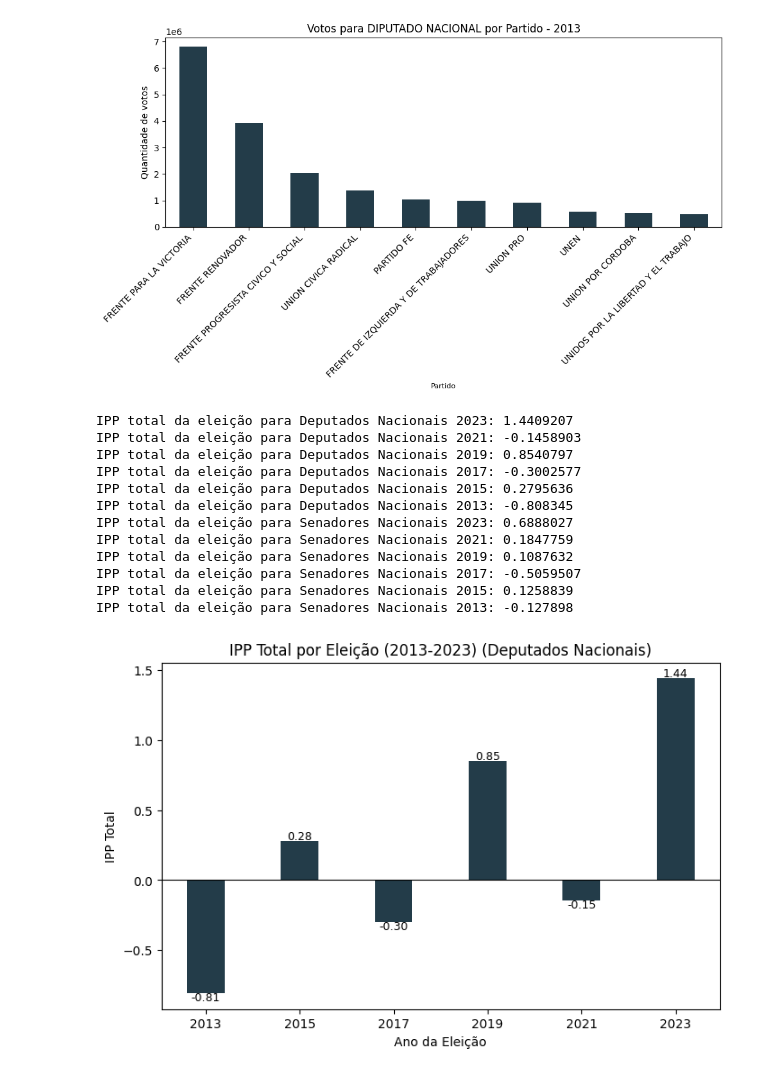
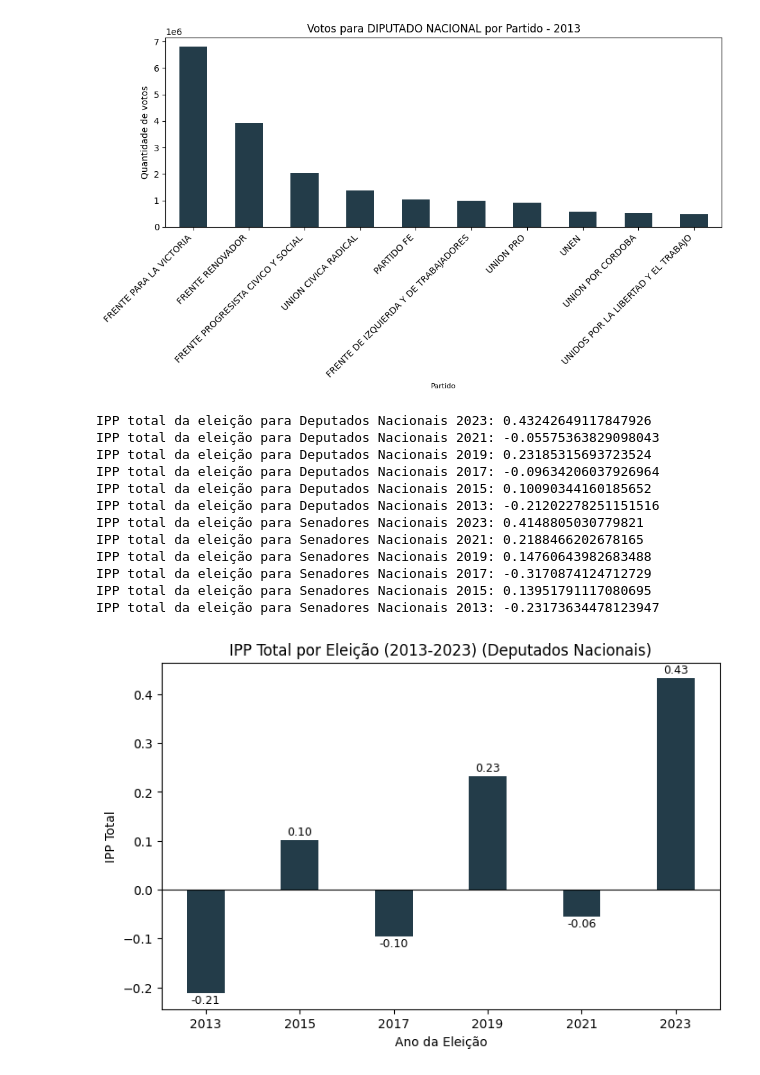
Before and after one commit to quintellabernardo/nucleo_macro_2025_2, a Jupyter notebook: eleicoes_2023.ipynb, the cells around one changed output. Cells and saved outputs as stored; diff of their text form; code cells hidden in the pictures.

```diff
--- a/eleicoes_2023.ipynb
+++ b/eleicoes_2023.ipynb
@@ -209,8 +209,11 @@ def calcular_ipp_eleicao(df_votos: pd.DataFrame, df_ipp: pd.DataFrame, filtro_ca
     # Calcula peso IPP * votos
     df_merge["IPP_ponderado"] = df_merge["IPP"] * df_merge["votos_cantidad"]
 
-    # Soma todos os IPPs ponderados
-    ipp_total = df_merge["IPP_ponderado"].sum()
+   # Total de votos válidos com IPP
+    total_votos = df_merge["votos_cantidad"].sum()
+
+    # Média ponderada
+    ipp_total = df_merge["IPP_ponderado"].sum() / total_votos if total_votos > 0 else None
 
     return ipp_total, df_merge
 # %%
@@ -236,47 +239,47 @@ resultados = {}
 # loop sobre o dicionario de deputados
 for ano, (df, cargo) in anos_dfs_deputados.items():
     ipp_total_deputados, df_merge = calcular_ipp_eleicao(df, df_ipp, cargo)
-    ipp_total_deputados = ipp_total_deputados/10**7
+    ipp_total_deputados = ipp_total_deputados
     resultados[ano] = (ipp_total_deputados, df_merge)
     print(f"IPP total da eleição para Deputados Nacionais {ano}: {ipp_total_deputados}")
 
 # loop sobre o dicionario de senadores
 for ano, (df, cargo) in anos_dfs_senadores.items():
     ipp_total_senadores, df_merge = calcular_ipp_eleicao(df, df_ipp, cargo)
-    ipp_total_senadores = ipp_total_senadores/10**7
+    ipp_total_senadores = ipp_total_senadores
     resultados[ano] = (ipp_total_senadores, df_merge)
     print(f"IPP total da eleição para Senadores Nacionais {ano}: {ipp_total_senadores}")
 # %% [output]
-IPP total da eleição para Deputados Nacionais 2023: 1.4409207
-IPP total da eleição para Deputados Nacionais 2021: -0.1458903
-IPP total da eleição para Deputados Nacionais 2019: 0.8540797
-IPP total da eleição para Deputados Nacionais 2017: -0.3002577
-IPP total da eleição para Deputados Nacionais 2015: 0.2795636
-IPP total da eleição para Deputados Nacionais 2013: -0.808345
-IPP total da eleição para Senadores Nacionais 2023: 0.6888027
-IPP total da eleição para Senadores Nacionais 2021: 0.1847759
-IPP total da eleição para Senadores Nacionais 2019: 0.1087632
-IPP total da eleição para Senadores Nacionais 2017: -0.5059507
-IPP total da eleição para Senadores Nacionais 2015: 0.1258839
-IPP total da eleição para Senadores Nacionais 2013: -0.127898
+IPP total da eleição para Deputados Nacionais 2023: 0.43242649117847926
+IPP total da eleição para Deputados Nacionais 2021: -0.05575363829098043
+IPP total da eleição para Deputados Nacionais 2019: 0.23185315693723524
+IPP total da eleição para Deputados Nacionais 2017: -0.09634206037926964
+IPP total da eleição para Deputados Nacionais 2015: 0.10090344160185652
+IPP total da eleição para Deputados Nacionais 2013: -0.21202278251151516
+IPP total da eleição para Senadores Nacionais 2023: 0.4148805030779821
+IPP total da eleição para Senadores Nacionais 2021: 0.2188466202678165
+IPP total da eleição para Senadores Nacionais 2019: 0.14760643982683488
+IPP total da eleição para Senadores Nacionais 2017: -0.3170874124712729
+IPP total da eleição para Senadores Nacionais 2015: 0.13951791117080695
+IPP total da eleição para Senadores Nacionais 2013: -0.23173634478123947
 # %%
 # Dicionário com os IPPs calculados
 ipps_deputados = {
-    2023: 1.4409207,
-    2021: -0.1458903,
-    2019: 0.8540797,
-    2017: -0.3002577,
-    2015: 0.2795636,
-    2013: -0.808345
+    2023: 0.43242649117847926,
+    2021: -0.05575363829098043,
+    2019: 0.23185315693723524,
+    2017: -0.09634206037926964,
+    2015: 0.10090344160185652,
+    2013: -0.21202278251151516
 }
 
 ipps_senadores = {
-    2023: 0.6888027,
-    2021: 0.1847759,
-    2019: 0.1087632,
-    2017: -0.5059507,
-    2015: 0.1258839,
-    2013: -0.127898
+    2023: 0.4148805030779821,
+    2021: 0.2188466202678165,
+    2019: 0.14760643982683488,
+    2017: -0.3170874124712729,
+    2015: 0.13951791117080695,
+    2013: -0.23173634478123947
 }
 
 # Criar grafico de barras
@@ -286,23 +289,23 @@ valores_senadores = list(ipps_senadores.get(ano, 0) for ano in anos)
 # %%
 plt.figure(figsize=(8, 5))
 plt.bar(anos, valores_deputados, color="#233C49")
 
 plt.xlabel("Ano da Eleição")
 plt.ylabel("IPP Total")
 plt.title("IPP Total por Eleição (2013-2023) (Deputados Nacionais)")
 plt.axhline(0, color="black", linewidth=0.8)
 
 plt.xticks(anos)
 
 # Mostrar valores acima das barras
 for i, v in enumerate(valores_deputados):
     if anos[i] in ipps_deputados:
-        plt.text(anos[i], v + 0.01 if v >= 0 else v - 0.05, f"{v:.2f}",
+        plt.text(anos[i], v + 0.01 if v >= 0 else v - 0.02, f"{v:.2f}",
                 ha="center", fontsize=9)
 
 plt.show()
 # %% [output]
-[figure, old version]
+[figure, new version]
 # %%
 plt.figure(figsize=(8, 5))
 plt.bar(anos, valores_senadores, color="#233C49")
```
Also changed, not shown: parts of 1 cell of this notebook, 1 other file.
